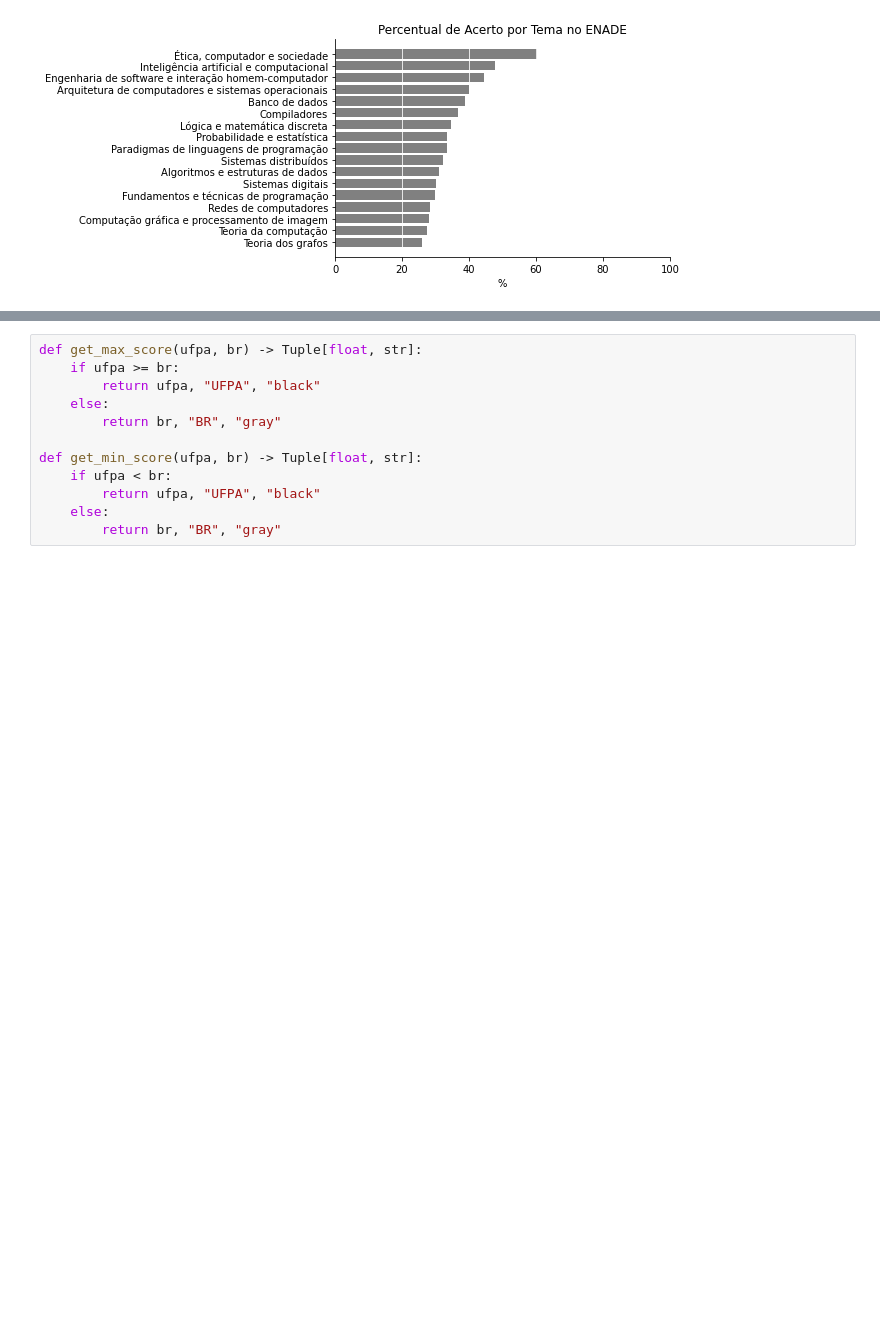
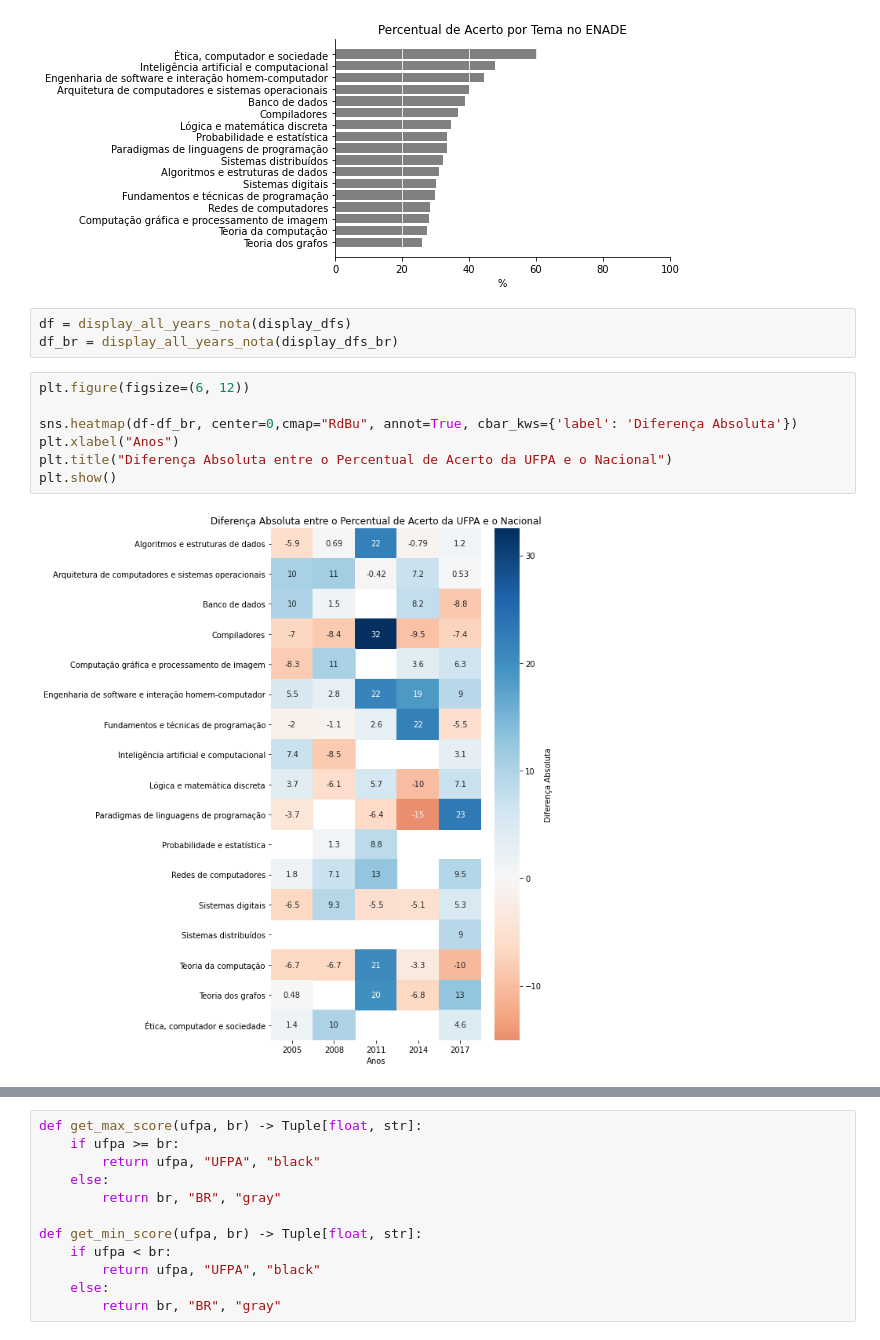
Before and after one commit to renan-cunha/KDD-Enade-Computing, a Jupyter notebook: subject_analysis.ipynb, the cells around one changed output, grey strips where cells are left out. Cells and saved outputs as stored; diff of their text form; blank space fills up the shorter version.

Commit message:
Add comparison between years, with ufpa and national scroes

```diff
--- a/subject_analysis.ipynb
+++ b/subject_analysis.ipynb
@@ -544,3 +695,15 @@ bar_graph_display_df(all_years_combined_subject_br)
 # %% [output]
 Dados Nacionais
 [figure]
+# %%
+df = display_all_years_nota(display_dfs)
+df_br = display_all_years_nota(display_dfs_br)
+# %%
+plt.figure(figsize=(6, 12))
+
+sns.heatmap(df-df_br, center=0,cmap="RdBu", annot=True, cbar_kws={'label': 'Diferença Absoluta'})
+plt.xlabel("Anos")
+plt.title("Diferença Absoluta entre o Percentual de Acerto da UFPA e o Nacional")
+plt.show()
+# %% [output]
+[figure, added]
```
Also changed, not shown: parts of 11 cells of this notebook.
